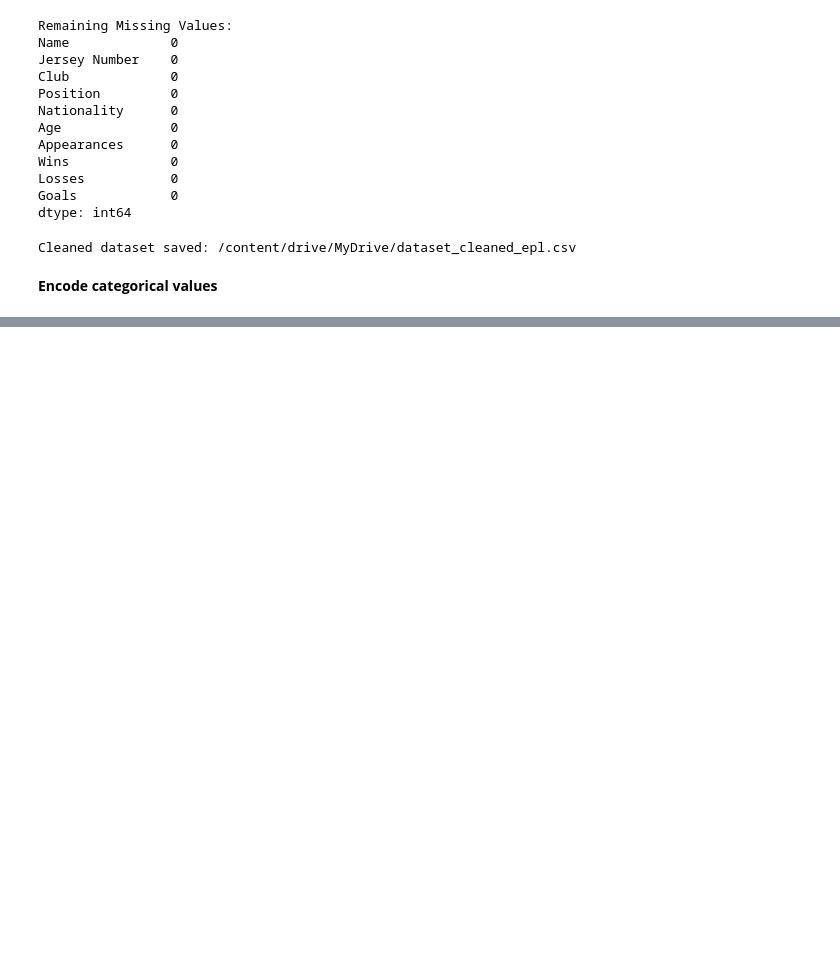
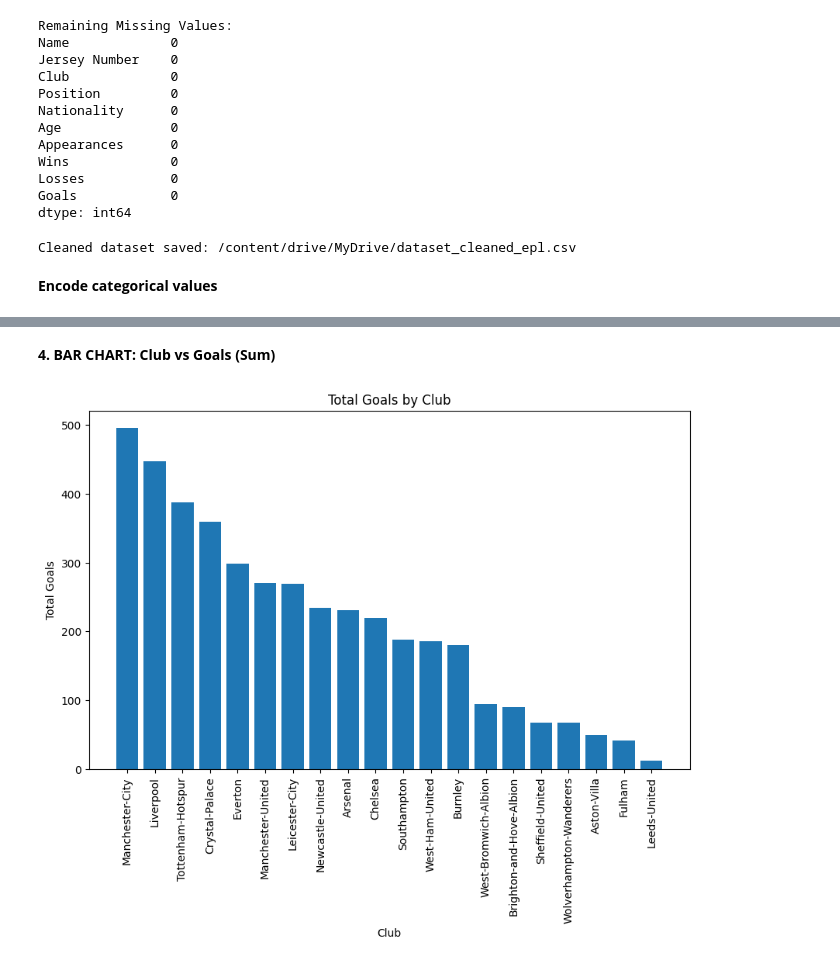
Before and after one commit to springboardmentor1979b-cmyk/ScoreSight---Predicting-EPL-Points-Tally-Top-Scorer, a Jupyter notebook: Vishal_EplScorePrediction.ipynb, the cells around one changed output, grey strips where cells are left out. Cells and saved outputs as stored; diff of their text form; code cells hidden in the pictures; blank space fills up the shorter version.

```diff
--- a/Vishal_EplScorePrediction.ipynb
+++ b/Vishal_EplScorePrediction.ipynb
@@ -286,0 +325,13 @@ Original DataFrame:
+# %% [markdown]
+**4. BAR CHART: Club vs Goals (Sum)**
+# %%
+club_goals = df.groupby('Club')['Goals'].sum().sort_values(ascending=False)
+
+plt.bar(club_goals.index, club_goals.values)
+plt.xticks(rotation=90)
+plt.xlabel("Club")
+plt.ylabel("Total Goals")
+plt.title("Total Goals by Club")
+plt.show()
+# %% [output]
+[figure, added]
```
Also changed, not shown: parts of 20 cells of this notebook.
